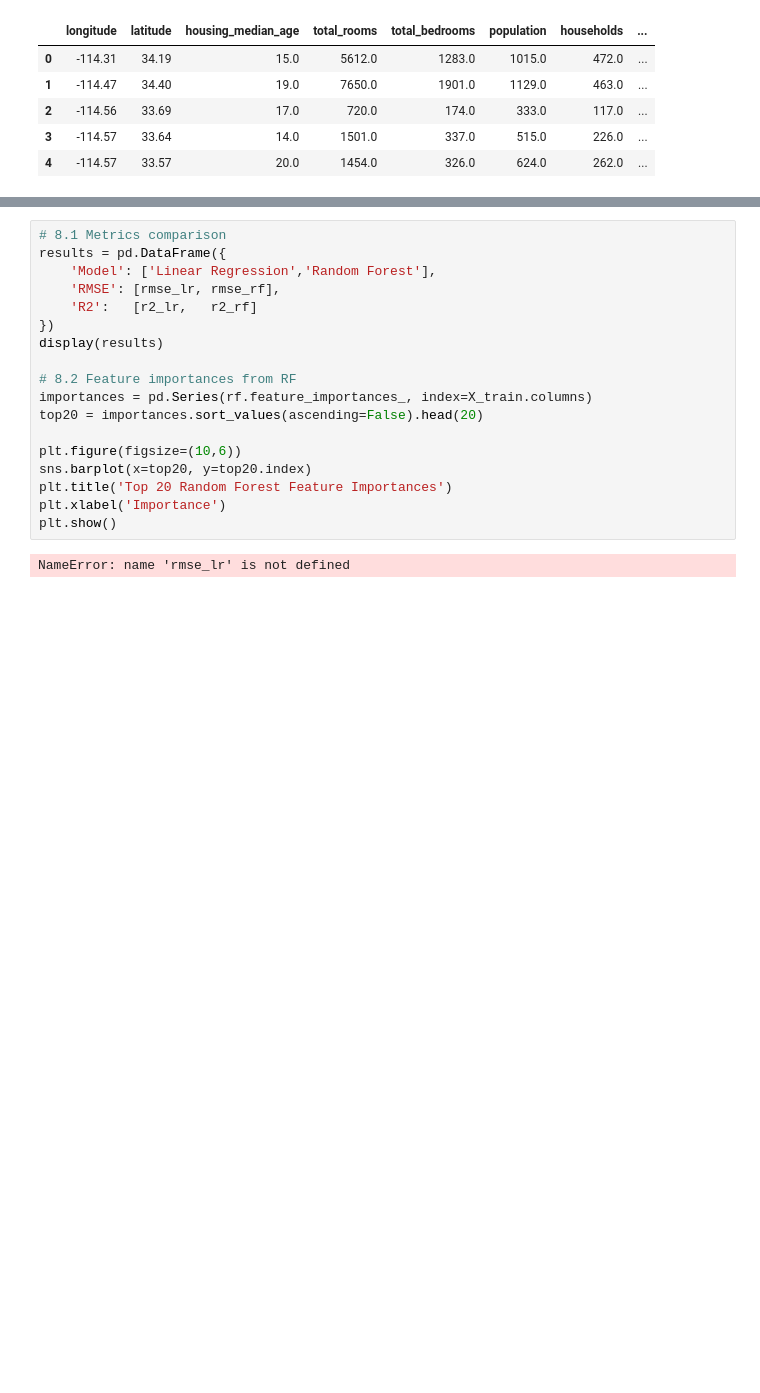
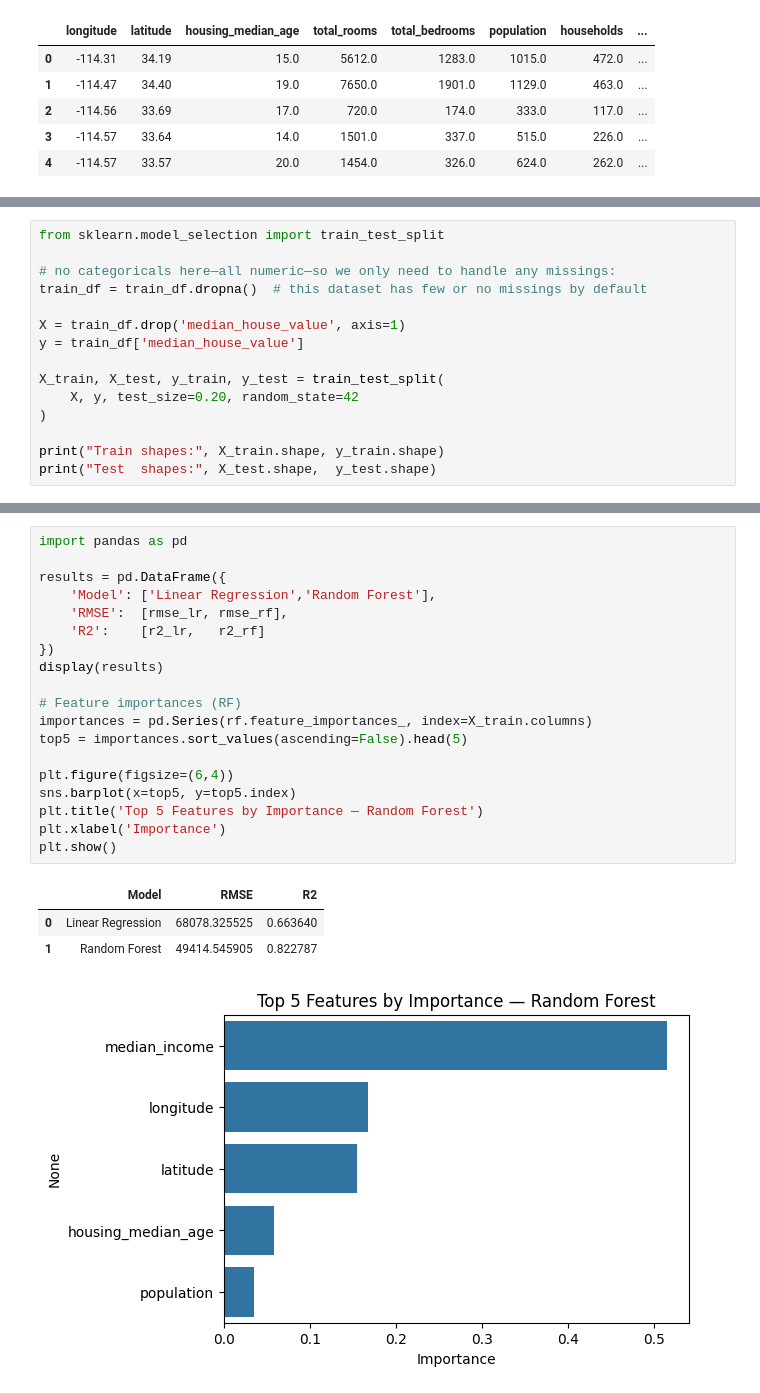
Before and after one commit to ahmadyadgari/house_price_predictor, a Jupyter notebook: house_price_predictor.ipynb, the cells around one changed output, grey strips where cells are left out. Drawn from its saved outputs; the diff is of its cells as text; blank space fills up the shorter version.

```diff
--- a/house_price_predictor.ipynb
+++ b/house_price_predictor.ipynb
@@ -116,0 +80,15 @@ NameError: name 'X_train' is not defined
+# %%
+from sklearn.model_selection import train_test_split
+
+# no categoricals here—all numeric—so we only need to handle any missings:
+train_df = train_df.dropna()  # this dataset has few or no missings by default
+
+X = train_df.drop('median_house_value', axis=1)
+y = train_df['median_house_value']
+
+X_train, X_test, y_train, y_test = train_test_split(
+    X, y, test_size=0.20, random_state=42
+)
+
+print("Train shapes:", X_train.shape, y_train.shape)
+print("Test  shapes:", X_test.shape,  y_test.shape)
@@ -138,20 +124,24 @@ NameError: name 'X_train' is not defined
 # %%
-# 8.1 Metrics comparison
+import pandas as pd
+
 results = pd.DataFrame({
     'Model': ['Linear Regression','Random Forest'],
-    'RMSE': [rmse_lr, rmse_rf],
-    'R2':   [r2_lr,   r2_rf]
+    'RMSE':  [rmse_lr, rmse_rf],
+    'R2':    [r2_lr,   r2_rf]
 })
 display(results)
 
-# 8.2 Feature importances from RF
+# Feature importances (RF)
 importances = pd.Series(rf.feature_importances_, index=X_train.columns)
-top20 = importances.sort_values(ascending=False).head(20)
+top5 = importances.sort_values(ascending=False).head(5)
 
-plt.figure(figsize=(10,6))
-sns.barplot(x=top20, y=top20.index)
-plt.title('Top 20 Random Forest Feature Importances')
+plt.figure(figsize=(6,4))
+sns.barplot(x=top5, y=top5.index)
+plt.title('Top 5 Features by Importance — Random Forest')
 plt.xlabel('Importance')
 plt.show()
 # %% [output]
-NameError: name 'rmse_lr' is not defined
+|  | Model | RMSE | R2 |
+| 0 | Linear Regression | 68078.325525 | 0.663640 |
+| 1 | Random Forest | 49414.545905 | 0.822787 |
+[figure, added]
```
Also changed, not shown: parts of 5 cells of this notebook.
